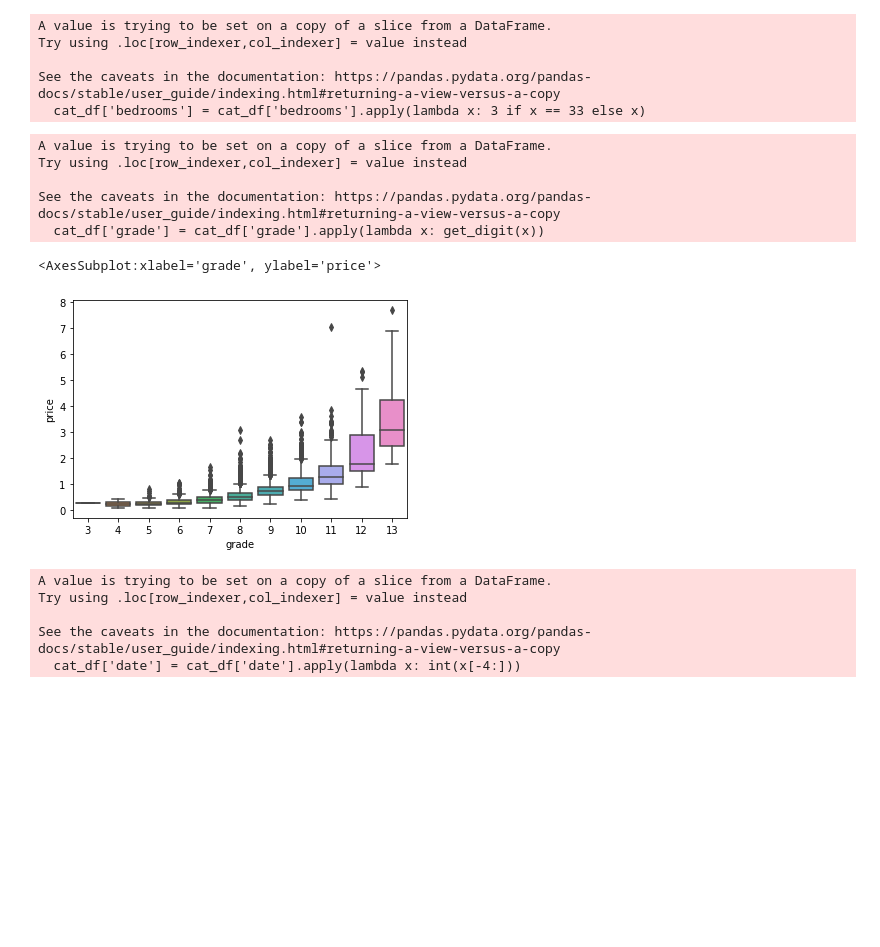
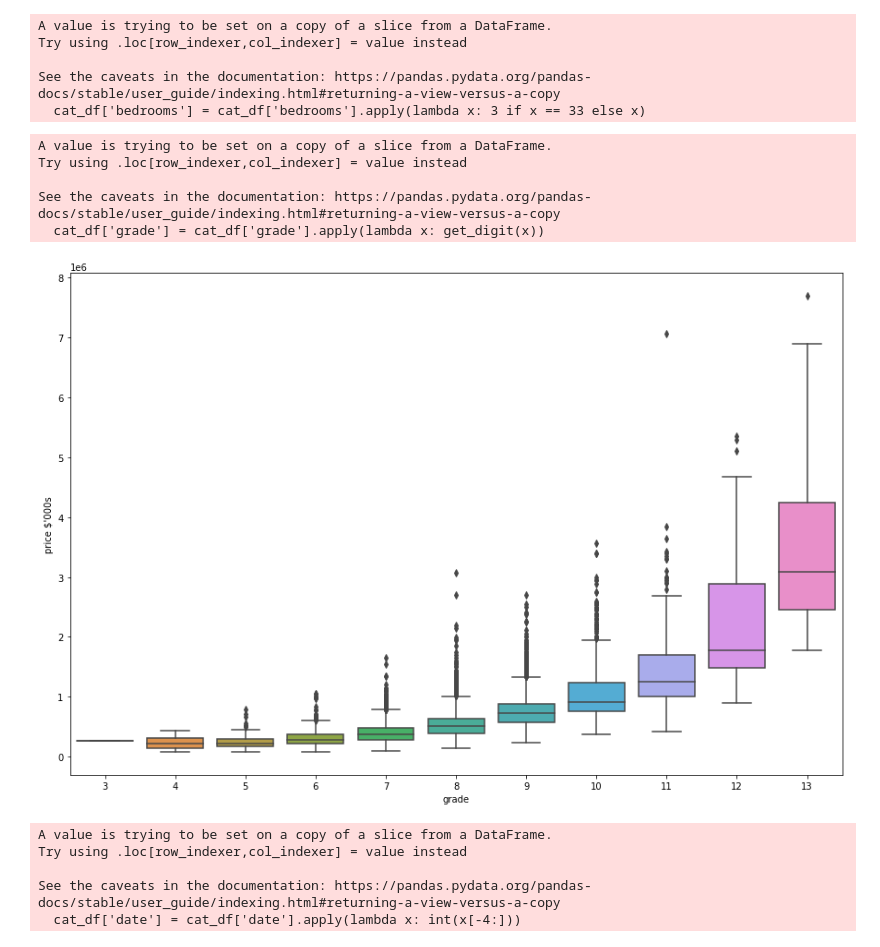
Before and after one commit to UpGoerFive/King-County-Project, a Jupyter notebook: Abass.ipynb, the cells around one changed output. Cells and saved outputs as stored; diff of their text form; code cells hidden in the pictures; blank space fills up the shorter version.

```diff
--- a/Abass.ipynb
+++ b/Abass.ipynb
@@ -66,8 +66,7 @@ orig_data.head()
 5 rows × 21 columns
 # %%
 # We should state our target variable.
-# We'll also divide by 1,000,000 to remove scientific notation
-y = orig_data['price'] / 1000000
+y = orig_data['price']
 
 # Of the remaining columns, all could act as features except for the id column. So this should be dropped.
 feature_df = orig_data.drop(['id', 'price'], axis=1)
@@ -459,23 +434,25 @@ See the caveats in the documentation: https://pandas.pydata.org/pandas-docs/stab
 # %%
 # We'll strip the letters from grade values using a simple function
 def get_digit(string):
     for s in string.split():
         if s.isdigit():
             return int(s)
 
 # And then apply this to the grade column.
 cat_df['grade'] = cat_df['grade'].apply(lambda x: get_digit(x))
 
 #Once we plot the graph again, we can see a clear correlation between price and grade
+fig, ax = plt.subplots(figsize = (15,10))
 sns.boxplot(x=cat_df['grade'], y=y_train)
+ax.set_ylabel(f'price $\'000s')
+fig.savefig('graphs\price_grade_box_plot');
 # %% [output]
 A value is trying to be set on a copy of a slice from a DataFrame.
 Try using .loc[row_indexer,col_indexer] = value instead
 
 See the caveats in the documentation: https://pandas.pydata.org/pandas-docs/stable/user_guide/indexing.html#returning-a-view-versus-a-copy
   cat_df['grade'] = cat_df['grade'].apply(lambda x: get_digit(x))
-<AxesSubplot:xlabel='grade', ylabel='price'>
-[figure, old version]
+[figure, new version]
 # %%
 # For the date sold, we shall turn that into years
 cat_df['date'] = cat_df['date'].apply(lambda x: int(x[-4:]))
```
Also changed, not shown: parts of 59 cells of this notebook, 6 other files.
